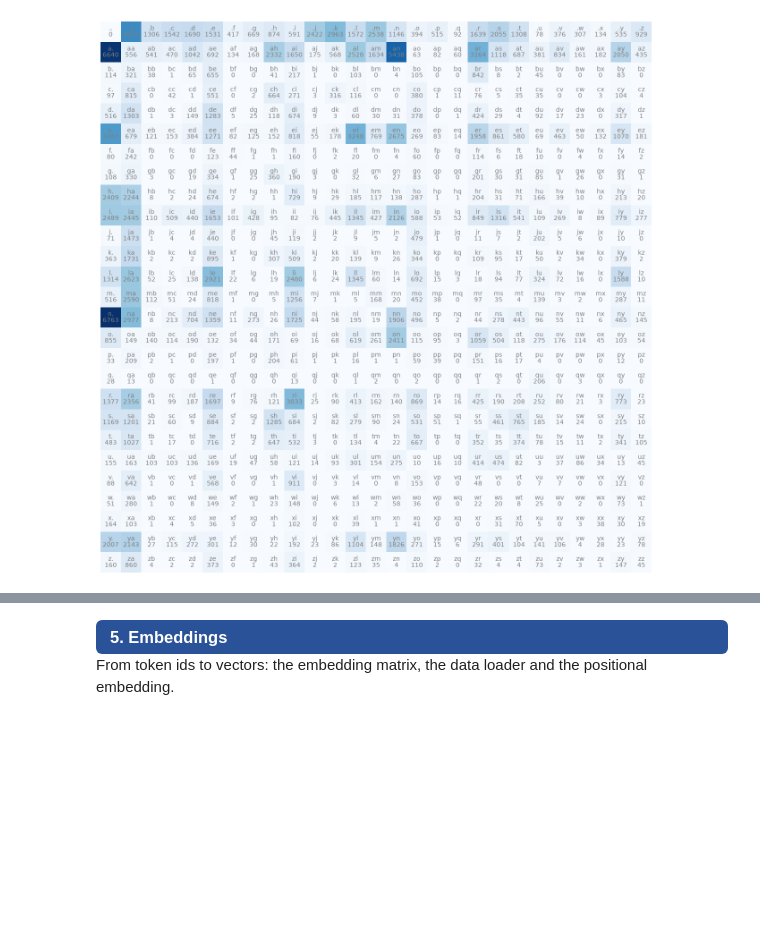
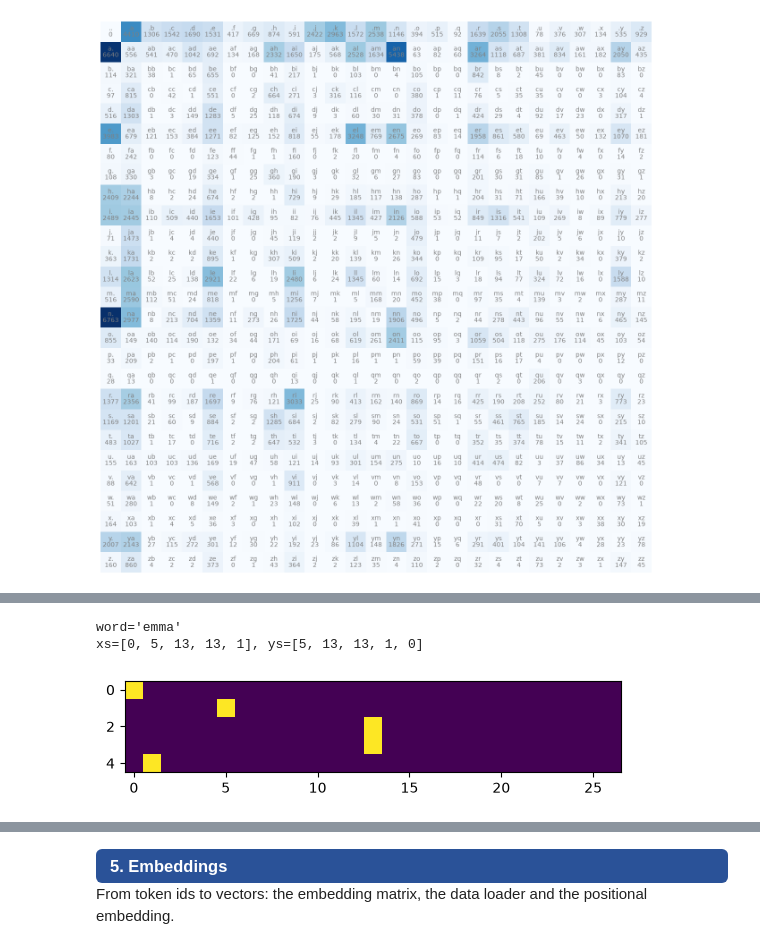
Before and after one commit to main-msfj/llm-studies, a Jupyter notebook: notebooks/local/week-2.ipynb, the cells around one changed output, grey strips where cells are left out. Saved outputs shown, nothing was run; the diff lists cells and outputs as text; code cells hidden in the pictures; blank space fills up the shorter version.

```diff
--- a/notebooks/local/week-2.ipynb
+++ b/notebooks/local/week-2.ipynb
@@ -207,0 +261,22 @@ Name Length: Min:2, Max:15
+# %%
+# Transformin into Onehot Enconding
+xs: list[int] = []
+ys: list[int] = []
+
+for word in names[:1]:
+    print(f'{word=}')
+    chs = [".", *word, "."]
+    for ch1, ch2 in pairwise(chs):
+        xs.append(m.stoi[ch1])
+        ys.append(m.stoi[ch2])
+    print(f'{xs=}, {ys=}')
+
+# Bigram pairs for the first word
+xs, ys= torch.tensor(xs), torch.tensor(ys)
+onehot_emma = F.one_hot(xs, num_classes=len(itos)).float()  # [5, 27]
+plt.imshow(onehot_emma)
+plt.show()
+# %% [output]
+word='emma'
+xs=[0, 5, 13, 13, 1], ys=[5, 13, 13, 1, 0]
+[figure, added]
```
Also changed, not shown: parts of 6 cells of this notebook.
